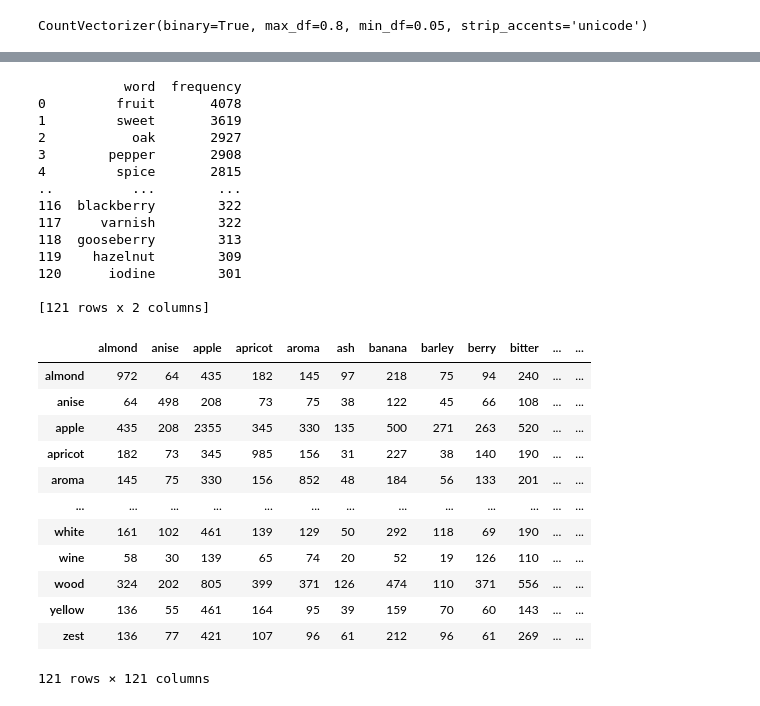
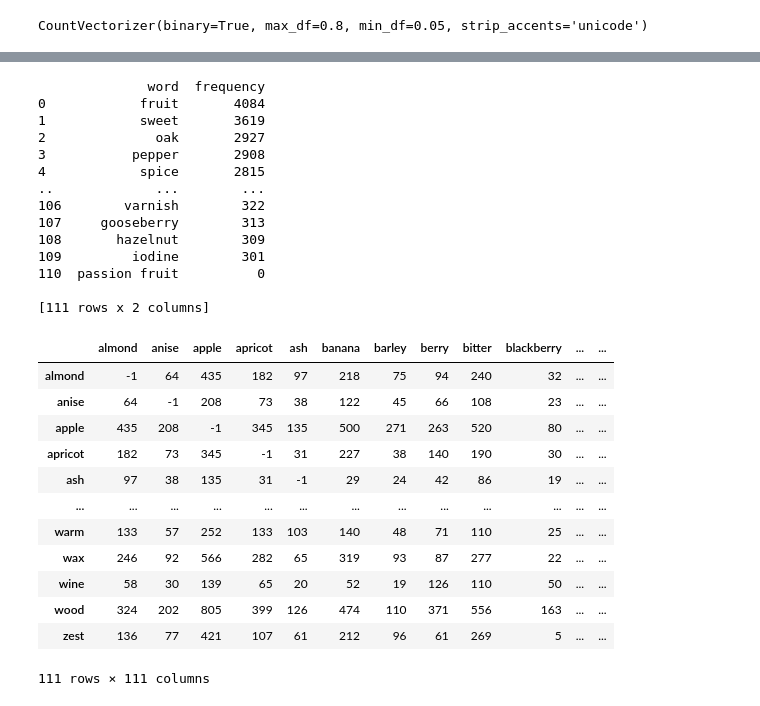
Before and after one commit to joaopaivaa/Whisky-Recomendation-System, a Jupyter notebook: text_processing.ipynb, the cells around one changed output, grey strips where cells are left out. Drawn from its saved outputs; the diff is of its cells as text; code cells hidden in the pictures.

Commit message:
add tasting notes groups

```diff
--- a/text_processing.ipynb
+++ b/text_processing.ipynb
@@ -232,7 +216,7 @@ normalize_map = {
     "candi": "candy",
     "caramel": "caramel",
     "cask": "cask",
-    'chalk': 'chalki',
+    'chalki': 'chalk',
     "char": "char",
     "chocol": "chocolate",
     "cigar": "cigar",
@@ -252,6 +236,7 @@ normalize_map = {
     "dri": "dry",
     "drier": "dry",
     "dry": "dry",
+    'dusti': 'dust',
     'earthi': 'earthy',
     "eucalyptu": "eucalyptus",
     "fade": "fade",
@@ -291,12 +276,15 @@ normalize_map = {
     "linger": "linger",
     "liqueur": "liqueur",
     "long": "long",
+    "juici": "juicy",
+    "juic": "juicy",
     "make": "make",
     "malt": "malt",
     "malti": "malt",
     "mango": "mango",
     "marzipan": "marzipan",
     "milk": "milk",
+    'miner': 'mineral',
     "mint": "mint",
     "minti": "mint",
     "move": "move",
@@ -310,6 +298,7 @@ normalize_map = {
     "oili": "oily",
     "orange": "orange",
     "orang": "orange",
+    'passion': 'passion fruit',
     "pastri": "pastry",
     "peach": "peach",
     "pear": "pear",
@@ -465,5 +521,5 @@ reference_words_filtered
 # %%
-counter = CountVectorizer(vocabulary=reference_words_filtered, max_df=0.8, min_df=0.05, strip_accents='unicode', binary=True)
+counter = CountVectorizer(vocabulary=tasting_notes_words_filtered, max_df=0.8, min_df=0.05, strip_accents='unicode', binary=True)
 counter
 # %% [output]
 CountVectorizer(binary=True, max_df=0.8, min_df=0.05, strip_accents='unicode',
@@ -487,5 +682,5 @@ array([[0, 0, 1, ..., 1, 1, 0],
 # %%
-freq = counter.fit_transform(df['review_full_text_processed']).toarray().sum(axis=0)
+freq = review_text_vec.sum(axis=0)
 
 freq_df = pd.DataFrame({
     'word': counter.get_feature_names_out(),
@@ -494,36 +689,38 @@ freq_df = pd.DataFrame({
 
 print(freq_df)
 # %% [output]
-           word  frequency
-0         fruit       4078
-1         sweet       3619
-2           oak       2927
-3        pepper       2908
-4         spice       2815
-..          ...        ...
-116  blackberry        322
-117     varnish        322
-118  gooseberry        313
-119    hazelnut        309
-120      iodine        301
+              word  frequency
+0            fruit       4084
+1            sweet       3619
+2              oak       2927
+3           pepper       2908
+4            spice       2815
+..             ...        ...
+106        varnish        322
+107     gooseberry        313
+108       hazelnut        309
+109         iodine        301
+110  passion fruit          0
 
-[121 rows x 2 columns]
+[111 rows x 2 columns]
 # %%
 words_freq = (review_text_vec.T @ review_text_vec)
 
-df_words_freq = pd.DataFrame(words_freq, columns=reference_words_filtered, index=reference_words_filtered)
+df_words_freq = pd.DataFrame(words_freq, columns=tasting_notes_words_filtered, index=tasting_notes_words_filtered)
+np.fill_diagonal(df_words_freq.values, -1)
+
 df_words_freq
 # %% [output]
-|  | almond | anise | apple | apricot | aroma | ash | banana | barley | berry | bitter | ... | ... |
-| almond | 972 | 64 | 435 | 182 | 145 | 97 | 218 | 75 | 94 | 240 | ... | ... |
-| anise | 64 | 498 | 208 | 73 | 75 | 38 | 122 | 45 | 66 | 108 | ... | ... |
-| apple | 435 | 208 | 2355 | 345 | 330 | 135 | 500 | 271 | 263 | 520 | ... | ... |
-| apricot | 182 | 73 | 345 | 985 | 156 | 31 | 227 | 38 | 140 | 190 | ... | ... |
-| aroma | 145 | 75 | 330 | 156 | 852 | 48 | 184 | 56 | 133 | 201 | ... | ... |
+|  | almond | anise | apple | apricot | ash | banana | barley | berry | bitter | blackberry | ... | ... |
+| almond | -1 | 64 | 435 | 182 | 97 | 218 | 75 | 94 | 240 | 32 | ... | ... |
+| anise | 64 | -1 | 208 | 73 | 38 | 122 | 45 | 66 | 108 | 23 | ... | ... |
+| apple | 435 | 208 | -1 | 345 | 135 | 500 | 271 | 263 | 520 | 80 | ... | ... |
+| apricot | 182 | 73 | 345 | -1 | 31 | 227 | 38 | 140 | 190 | 30 | ... | ... |
+| ash | 97 | 38 | 135 | 31 | -1 | 29 | 24 | 42 | 86 | 19 | ... | ... |
 | ... | ... | ... | ... | ... | ... | ... | ... | ... | ... | ... | ... | ... |
-| white | 161 | 102 | 461 | 139 | 129 | 50 | 292 | 118 | 69 | 190 | ... | ... |
-| wine | 58 | 30 | 139 | 65 | 74 | 20 | 52 | 19 | 126 | 110 | ... | ... |
-| wood | 324 | 202 | 805 | 399 | 371 | 126 | 474 | 110 | 371 | 556 | ... | ... |
-| yellow | 136 | 55 | 461 | 164 | 95 | 39 | 159 | 70 | 60 | 143 | ... | ... |
-| zest | 136 | 77 | 421 | 107 | 96 | 61 | 212 | 96 | 61 | 269 | ... | ... |
+| warm | 133 | 57 | 252 | 133 | 103 | 140 | 48 | 71 | 110 | 25 | ... | ... |
+| wax | 246 | 92 | 566 | 282 | 65 | 319 | 93 | 87 | 277 | 22 | ... | ... |
+| wine | 58 | 30 | 139 | 65 | 20 | 52 | 19 | 126 | 110 | 50 | ... | ... |
+| wood | 324 | 202 | 805 | 399 | 126 | 474 | 110 | 371 | 556 | 163 | ... | ... |
+| zest | 136 | 77 | 421 | 107 | 61 | 212 | 96 | 61 | 269 | 5 | ... | ... |
-121 rows × 121 columns
+111 rows × 111 columns
```
Also changed, not shown: parts of 15 cells of this notebook.
